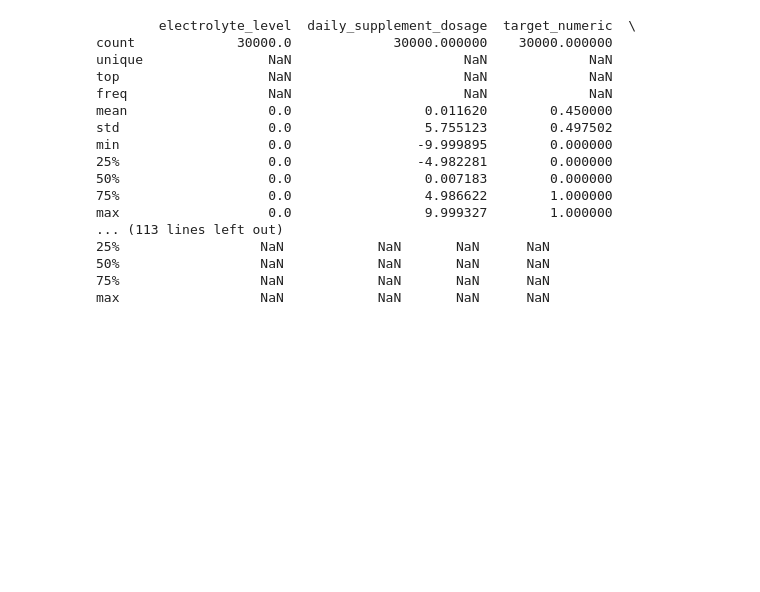
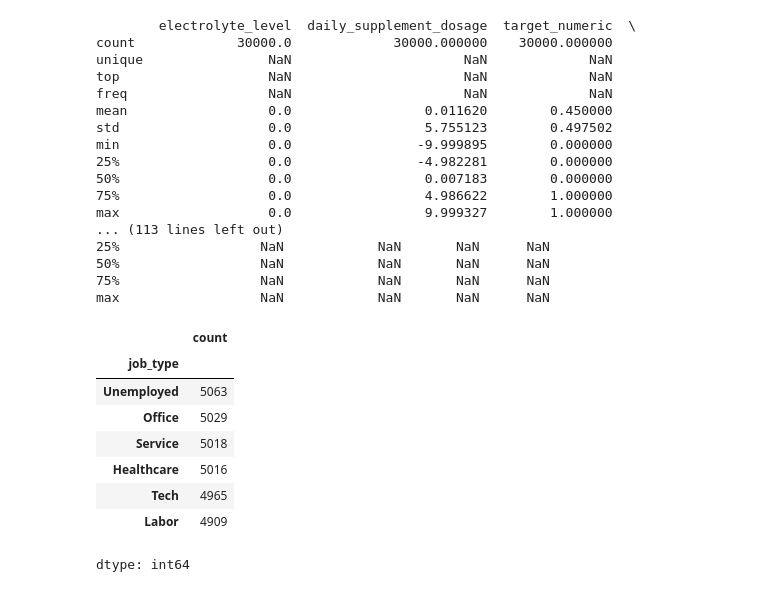
Before and after one commit to SanjayBista1010/Classification, a Jupyter notebook: DiseaseRiskAnalysis.ipynb, the cells around one changed output. Saved outputs shown, nothing was run; the diff lists cells and outputs as text; code cells hidden in the pictures; blank space fills up the shorter version.

```diff
--- a/DiseaseRiskAnalysis.ipynb
+++ b/DiseaseRiskAnalysis.ipynb
@@ -62,7 +62,7 @@ df['exercise_type'].value_counts()
 | Cardio | 7424 |
 dtype: int64
 # %%
-df['exercise_type'] = df['exercise_type'].fillna('Unknown')
+df['exercise_type'] = df['exercise_type'].fillna(df['exercise_type'].mode()[0])
 # %%
 df['blood_pressure'].hist()
 # %% [output]
@@ -324,3 +308,15 @@ max                   0.0                 9.999327        1.000000
 max                  NaN            NaN       NaN      NaN
 # %%
 df = df.drop(columns=['electrolyte_level'])
+# %%
+df['job_type'].value_counts()
+# %% [output]
+|  | count |
+| job_type |  |
+| Unemployed | 5063 |
+| Office | 5029 |
+| Service | 5018 |
+| Healthcare | 5016 |
+| Tech | 4965 |
+| Labor | 4909 |
+dtype: int64
```
Also changed, not shown: parts of 5 cells of this notebook.
